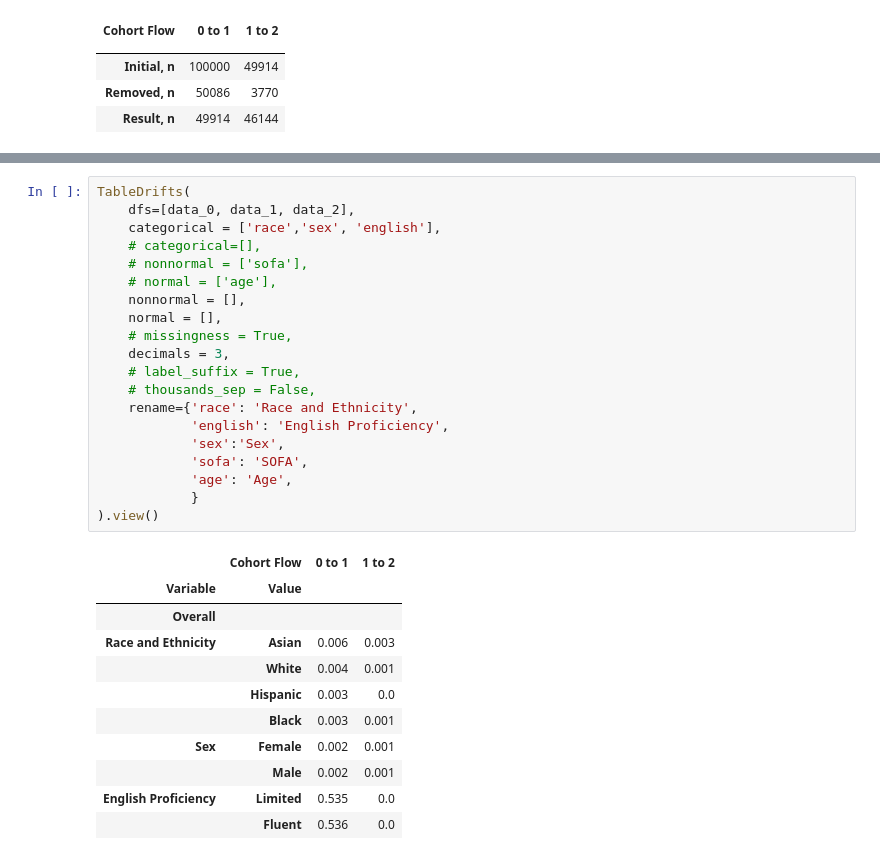
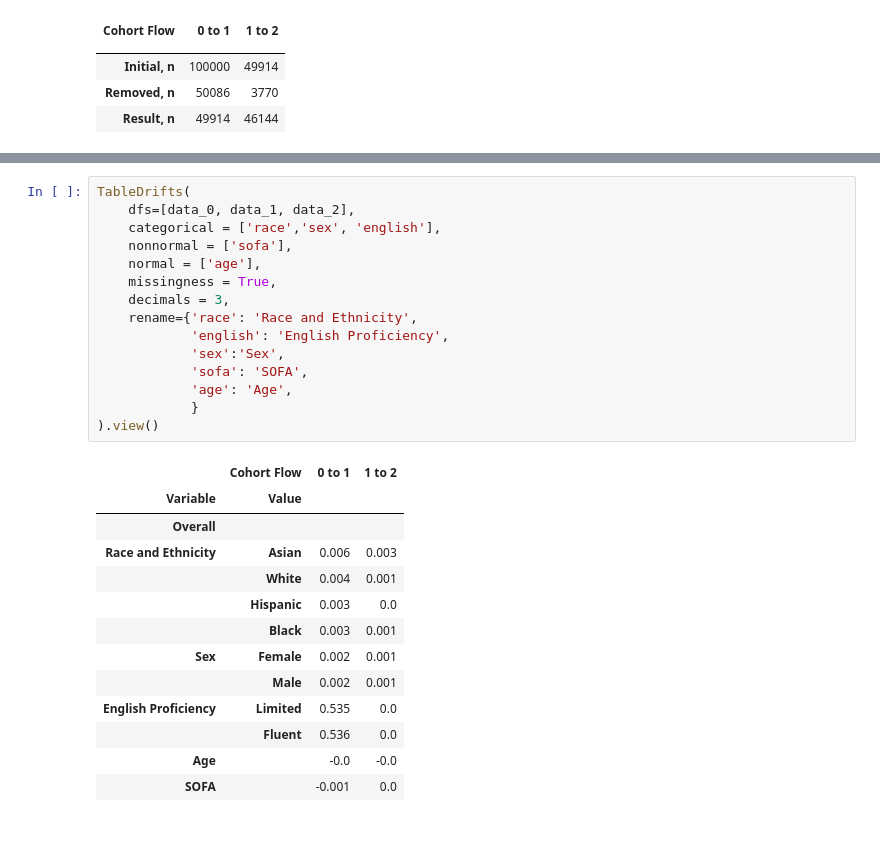
Before and after one commit to joamats/equiflow, a Jupyter notebook: equiflow.ipynb, the cells around one changed output, grey strips where cells are left out. Saved outputs shown, nothing was run; the diff lists cells and outputs as text; blank space fills up the shorter version.

Commit message:
add support for table characteristics w/o categorical (closes #25)

```diff
--- a/equiflow.ipynb
+++ b/equiflow.ipynb
@@ -147,32 +194,29 @@ TableCharacteristics(
 # %%
 TableDrifts(
     dfs=[data_0, data_1, data_2],
     categorical = ['race','sex', 'english'],
-    # categorical=[],
-    # nonnormal = ['sofa'],
-    # normal = ['age'],
-    nonnormal = [],
-    normal = [],
-    # missingness = True,
+    nonnormal = ['sofa'],
+    normal = ['age'],
+    missingness = True,
     decimals = 3,
-    # label_suffix = True,
-    # thousands_sep = False,
     rename={'race': 'Race and Ethnicity',
             'english': 'English Proficiency',
             'sex':'Sex',
             'sofa': 'SOFA',
             'age': 'Age',
             }
 ).view()
 # %% [output]
 |  | Cohort Flow | 0 to 1 | 1 to 2 |
 | Variable | Value |  |  |
 | Overall |  |  |  |
 | Race and Ethnicity | Asian | 0.006 | 0.003 |
 |  | White | 0.004 | 0.001 |
 |  | Hispanic | 0.003 | 0.0 |
 |  | Black | 0.003 | 0.001 |
 | Sex | Female | 0.002 | 0.001 |
 |  | Male | 0.002 | 0.001 |
 | English Proficiency | Limited | 0.535 | 0.0 |
 |  | Fluent | 0.536 | 0.0 |
+| Age |  | -0.0 | -0.0 |
+| SOFA |  | -0.001 | 0.0 |
```
Also changed, not shown: parts of 8 cells of this notebook, 7 other files.
